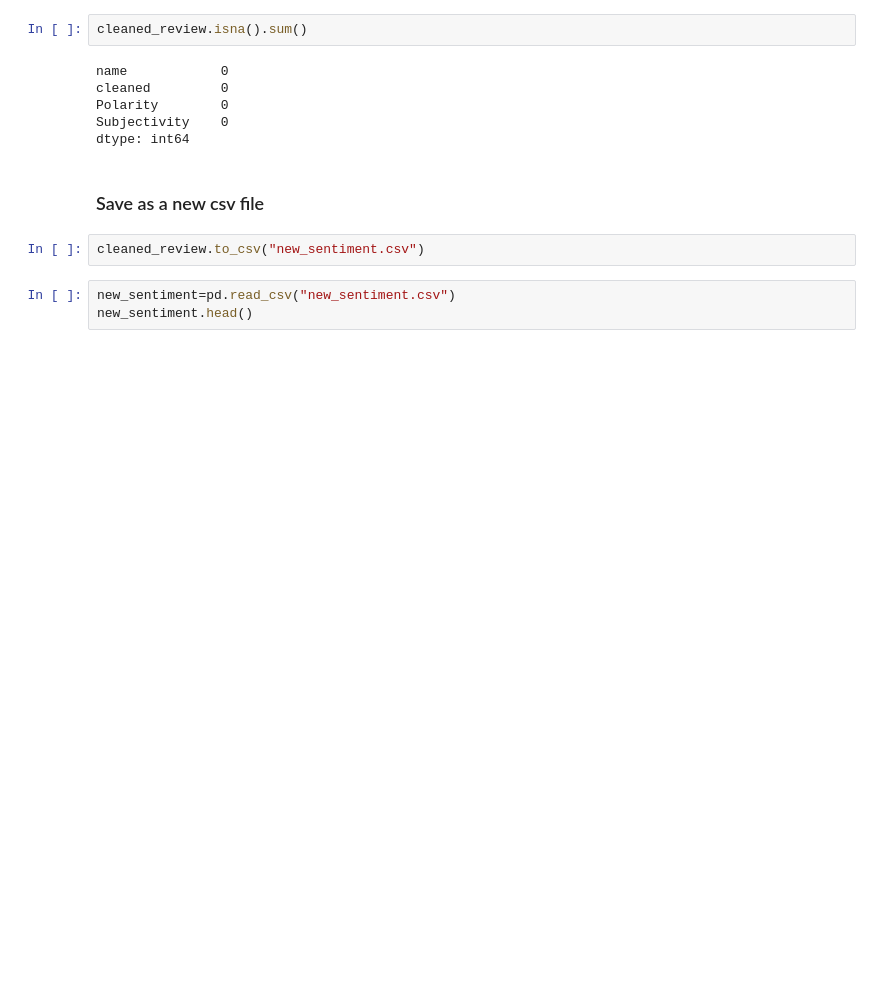
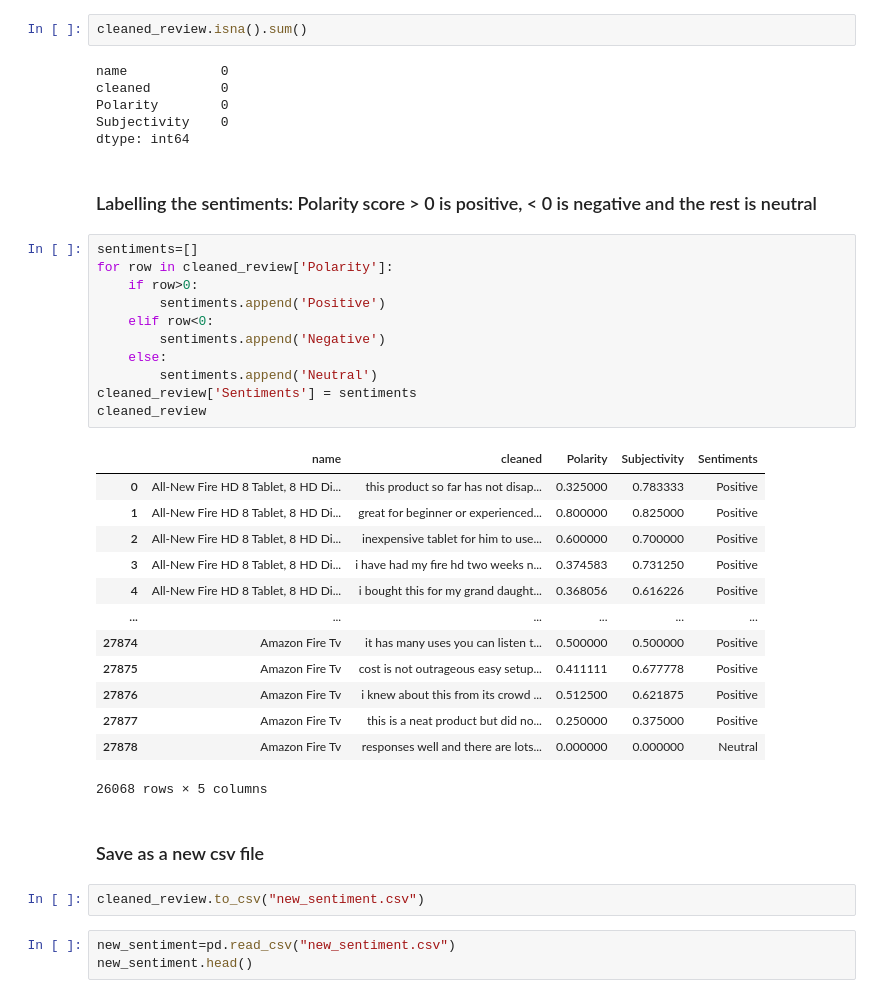
Before and after one commit to AfamO/ghw-sentiment-analysis, a Jupyter notebook: sentimentanalysis.ipynb, the cells around one changed output. Drawn from its saved outputs; the diff is of its cells as text; blank space fills up the shorter version.

```diff
--- a/sentimentanalysis.ipynb
+++ b/sentimentanalysis.ipynb
@@ -619,6 +650,33 @@ cleaned         0
 Polarity        0
 Subjectivity    0
 dtype: int64
+# %% [markdown]
+### Labelling the sentiments: Polarity score > 0 is positive, < 0 is negative and the rest is neutral
+# %%
+sentiments=[]
+for row in cleaned_review['Polarity']:
+    if row>0:
+        sentiments.append('Positive')
+    elif row<0:
+        sentiments.append('Negative')
+    else:
+        sentiments.append('Neutral')
+cleaned_review['Sentiments'] = sentiments
+cleaned_review
+# %% [output]
+|  | name | cleaned | Polarity | Subjectivity | Sentiments |
+| 0 | All-New Fire HD 8 Tablet, 8 HD Di... | this product so far has not disap... | 0.325000 | 0.783333 | Positive |
+| 1 | All-New Fire HD 8 Tablet, 8 HD Di... | great for beginner or experienced... | 0.800000 | 0.825000 | Positive |
+| 2 | All-New Fire HD 8 Tablet, 8 HD Di... | inexpensive tablet for him to use... | 0.600000 | 0.700000 | Positive |
+| 3 | All-New Fire HD 8 Tablet, 8 HD Di... | i have had my fire hd two weeks n... | 0.374583 | 0.731250 | Positive |
+| 4 | All-New Fire HD 8 Tablet, 8 HD Di... | i bought this for my grand daught... | 0.368056 | 0.616226 | Positive |
+| ... | ... | ... | ... | ... | ... |
+| 27874 | Amazon Fire Tv | it has many uses you can listen t... | 0.500000 | 0.500000 | Positive |
+| 27875 | Amazon Fire Tv | cost is not outrageous easy setup... | 0.411111 | 0.677778 | Positive |
+| 27876 | Amazon Fire Tv | i knew about this from its crowd ... | 0.512500 | 0.621875 | Positive |
+| 27877 | Amazon Fire Tv | this is a neat product but did no... | 0.250000 | 0.375000 | Positive |
+| 27878 | Amazon Fire Tv | responses well and there are lots... | 0.000000 | 0.000000 | Neutral |
+26068 rows × 5 columns
 # %% [markdown]
 ### Save as a new csv file
 # %%
```
Also changed, not shown: parts of 17 cells of this notebook.
